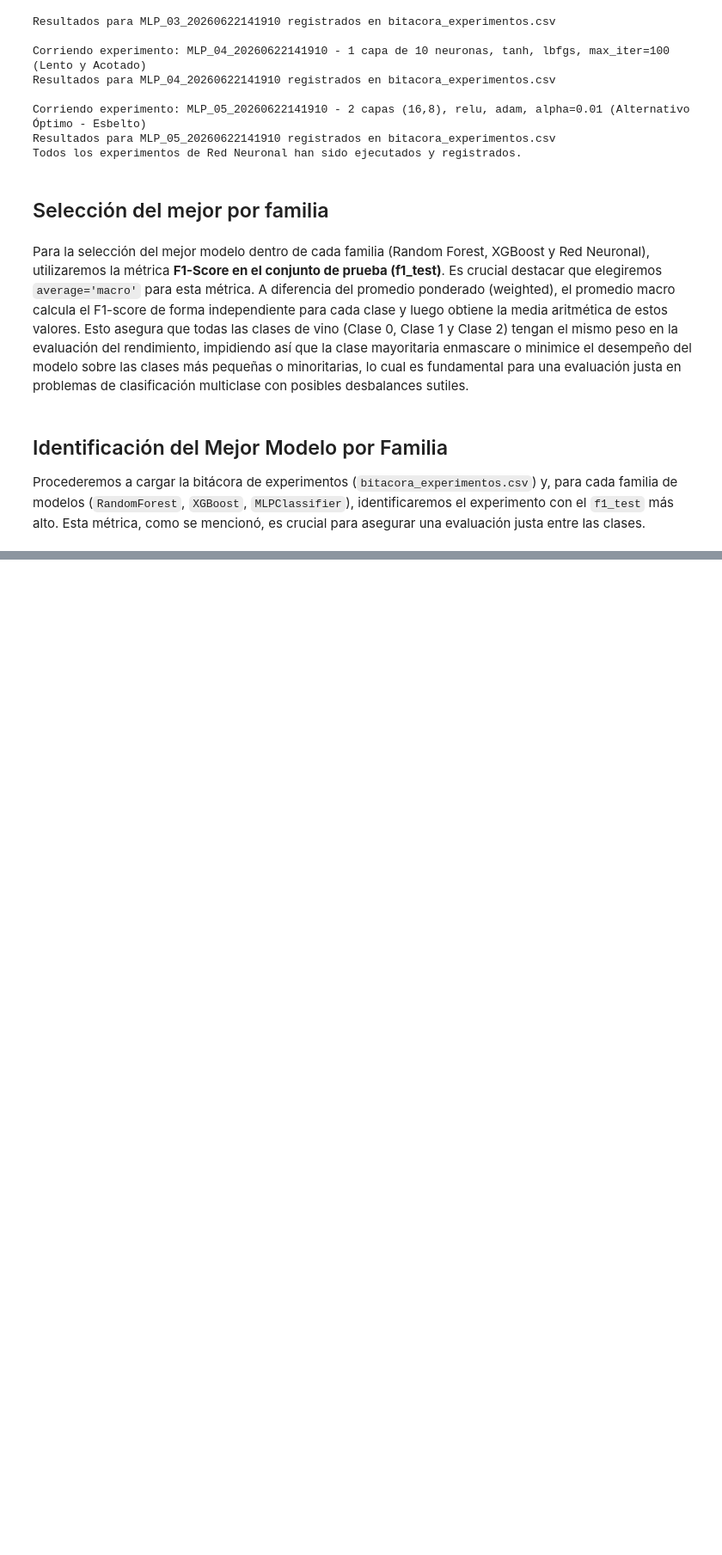
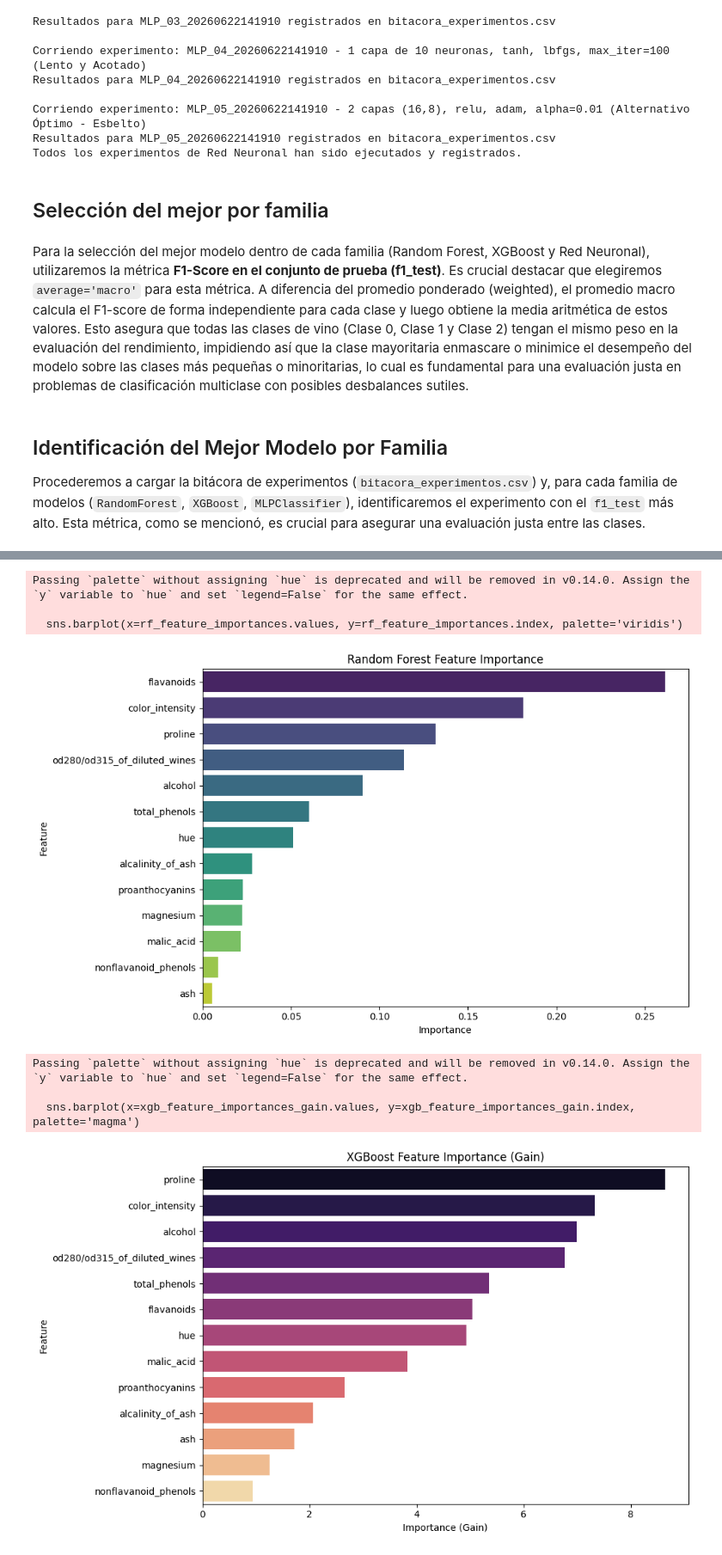
Before and after one commit to CoriAle/machine-learning-final-project, a Jupyter notebook: wine_dataset.ipynb, the cells around one changed output, grey strips where cells are left out. Shown at 86% size. Cells and saved outputs as stored; diff of their text form; code cells hidden in the pictures; blank space fills up the shorter version.

Commit message:
Feature Importance

```diff
--- a/wine_dataset.ipynb
+++ b/wine_dataset.ipynb
@@ -1275,0 +1321,37 @@ Mejores modelos por familia (basado en f1_test, accuracy_test para desempate y t
+# %%
+import matplotlib.pyplot as plt
+import seaborn as sns
+import pandas as pd
+
+# 1. Feature Importance para Random Forest
+rf_feature_importances = pd.Series(best_rf_model.feature_importances_, index=X_train.columns)
+rf_feature_importances = rf_feature_importances.sort_values(ascending=False)
+
+plt.figure(figsize=(10, 6))
+sns.barplot(x=rf_feature_importances.values, y=rf_feature_importances.index, palette='viridis')
+plt.title('Random Forest Feature Importance')
+plt.xlabel('Importance')
+plt.ylabel('Feature')
+plt.tight_layout()
+plt.show()
+
+# 2. Feature Importance para XGBoost (usando 'gain')
+xgb_feature_importances_gain = best_xgb_model.get_booster().get_score(importance_type='gain')
+xgb_feature_importances_gain = pd.Series(xgb_feature_importances_gain).sort_values(ascending=False)
+
+plt.figure(figsize=(10, 6))
+sns.barplot(x=xgb_feature_importances_gain.values, y=xgb_feature_importances_gain.index, palette='magma')
+plt.title('XGBoost Feature Importance (Gain)')
+plt.xlabel('Importance (Gain)')
+plt.ylabel('Feature')
+plt.tight_layout()
+plt.show()
+# %% [output]
+Passing `palette` without assigning `hue` is deprecated and will be removed in v0.14.0. Assign the `y` variable to `hue` and set `legend=False` for the same effect.
+
+  sns.barplot(x=rf_feature_importances.values, y=rf_feature_importances.index, palette='viridis')
+[figure, added]
+Passing `palette` without assigning `hue` is deprecated and will be removed in v0.14.0. Assign the `y` variable to `hue` and set `legend=False` for the same effect.
+
+  sns.barplot(x=xgb_feature_importances_gain.values, y=xgb_feature_importances_gain.index, palette='magma')
+[figure, added]
```
Also changed, not shown: parts of 6 cells of this notebook.
